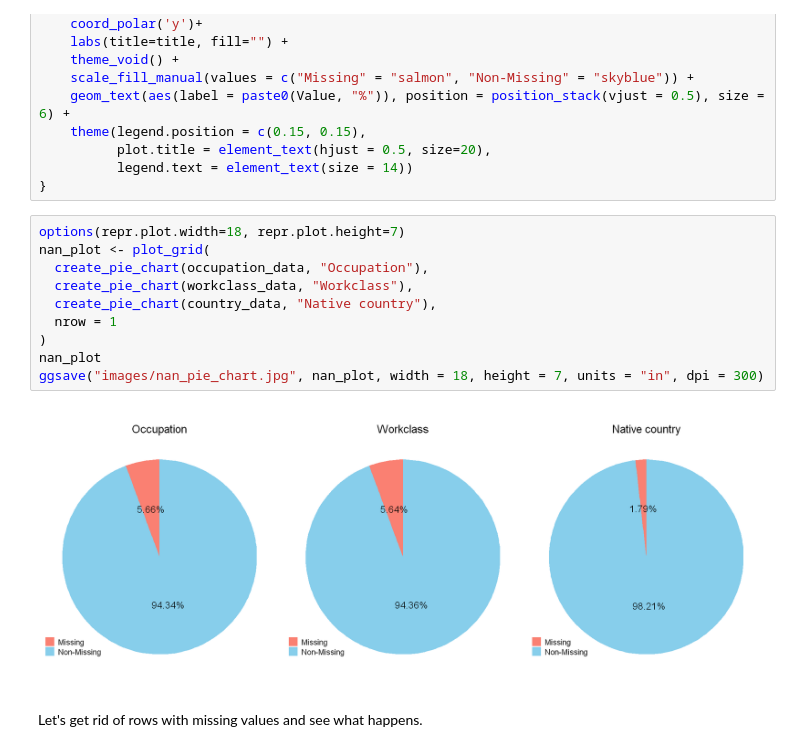
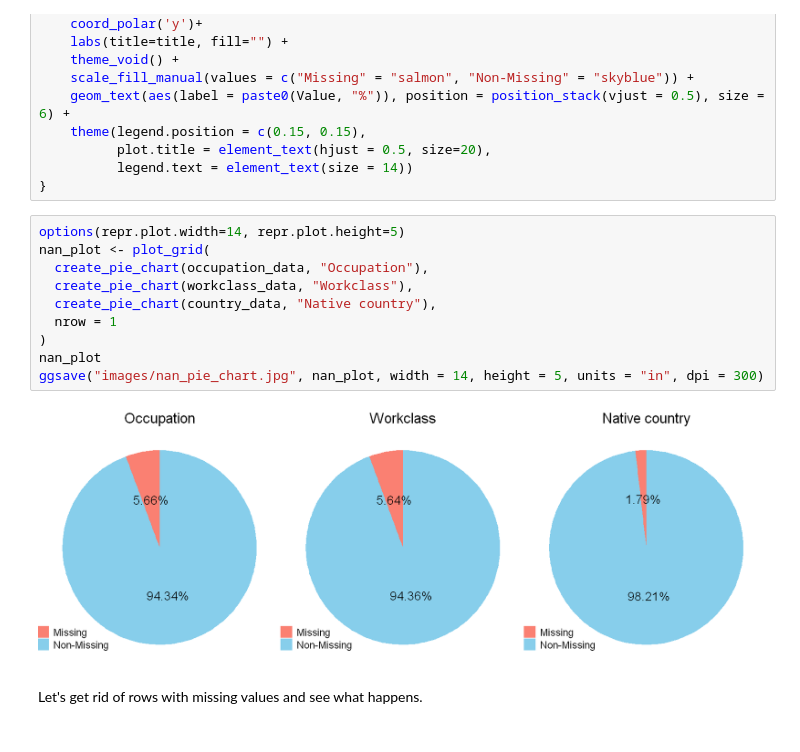
Before and after one commit to fiminka/Data-Mining-project, a Jupyter notebook: Project - first part.ipynb, the cells around one changed output. Saved outputs shown, nothing was run; the diff lists cells and outputs as text.

```diff
--- a/Project - first part.ipynb
+++ b/Project - first part.ipynb
@@ -172,17 +172,17 @@ create_pie_chart <- function(df, title) {
           legend.text = element_text(size = 14))
 }
 # %%
-options(repr.plot.width=18, repr.plot.height=7)
+options(repr.plot.width=14, repr.plot.height=5)
 nan_plot <- plot_grid(
   create_pie_chart(occupation_data, "Occupation"),
   create_pie_chart(workclass_data, "Workclass"),
   create_pie_chart(country_data, "Native country"),
   nrow = 1
 )
 nan_plot
-ggsave("images/nan_pie_chart.jpg", nan_plot, width = 18, height = 7, units = "in", dpi = 300)
+ggsave("images/nan_pie_chart.jpg", nan_plot, width = 14, height = 5, units = "in", dpi = 300)
 # %% [output]
-[figure, old version]
+[figure, new version]
 # %% [markdown]
 Let's get rid of rows with missing values and see what happens.
 # %%
```
Also changed, not shown: parts of 46 cells of this notebook, 12 other files.
